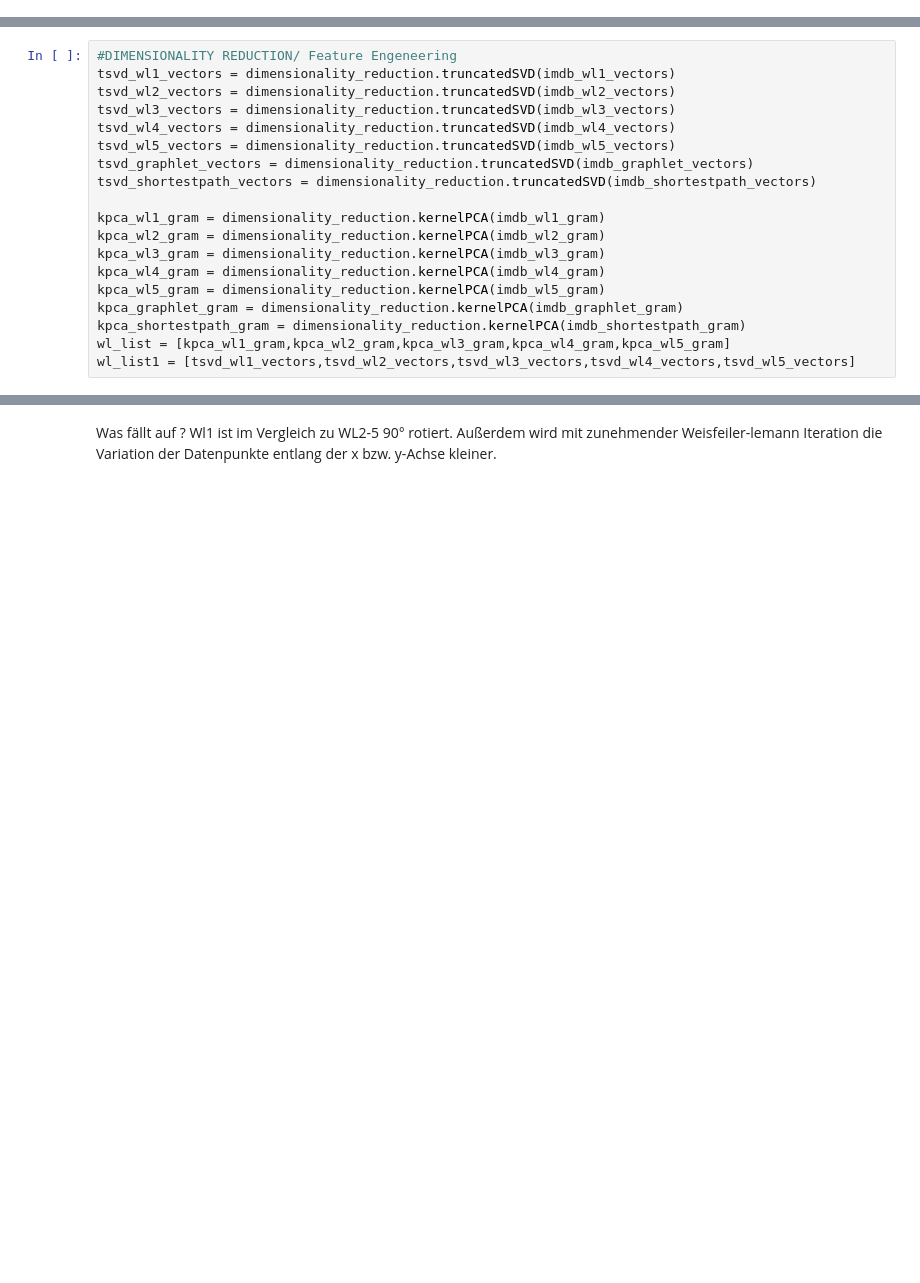
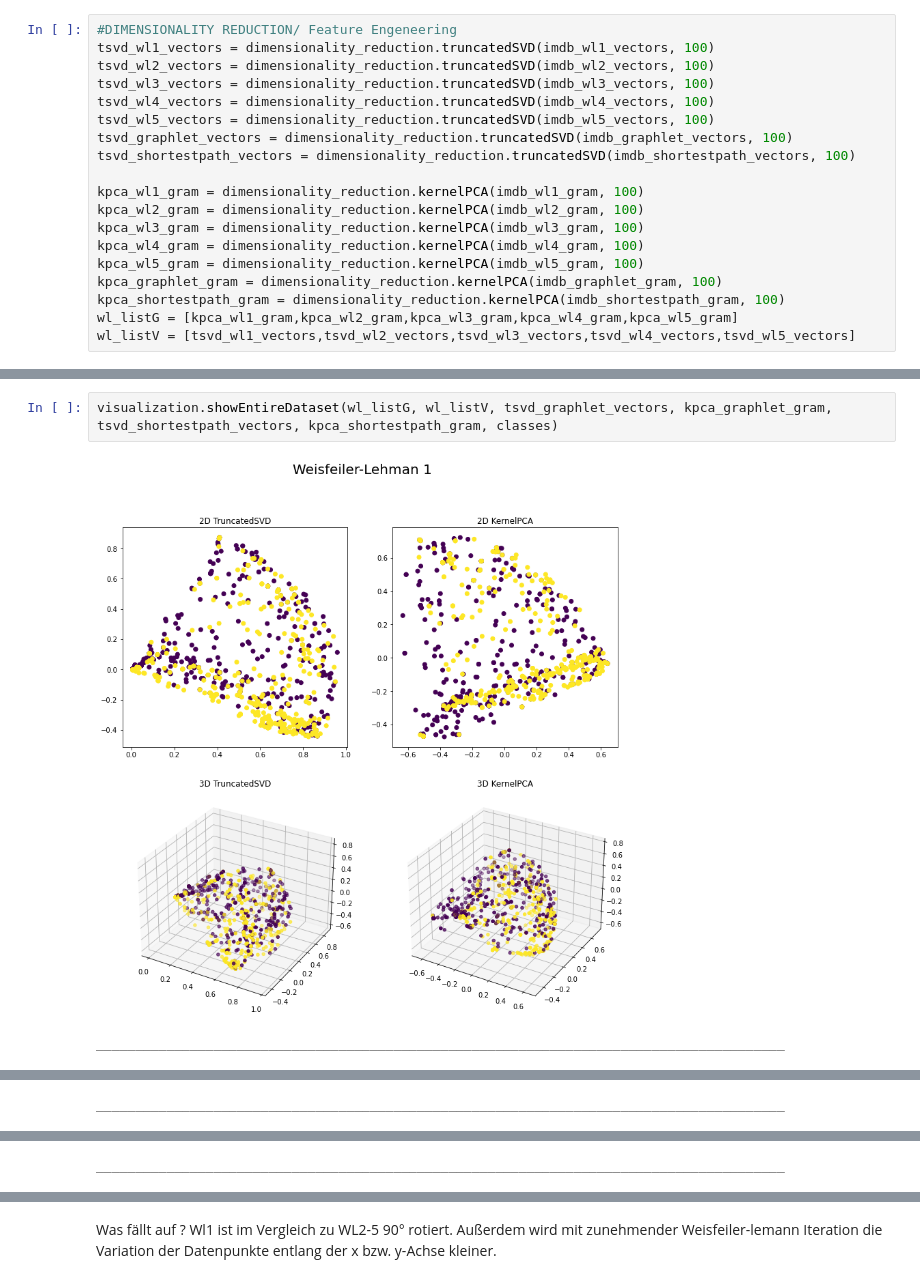
Before and after one commit to Niklas123456789/DM, a Jupyter notebook: tudataset/tud_benchmark/EDA.ipynb, the cells around one changed output, grey strips where cells are left out. Drawn from its saved outputs; the diff is of its cells as text; blank space fills up the shorter version.

```diff
--- a/tudataset/tud_benchmark/EDA.ipynb
+++ b/tudataset/tud_benchmark/EDA.ipynb
@@ -59,0 +40,19 @@ Schreiben Schreiben Schreiben
+# %%
+#DIMENSIONALITY REDUCTION/ Feature Engeneering
+tsvd_wl1_vectors = dimensionality_reduction.truncatedSVD(imdb_wl1_vectors, 100)
+tsvd_wl2_vectors = dimensionality_reduction.truncatedSVD(imdb_wl2_vectors, 100)
+tsvd_wl3_vectors = dimensionality_reduction.truncatedSVD(imdb_wl3_vectors, 100)
+tsvd_wl4_vectors = dimensionality_reduction.truncatedSVD(imdb_wl4_vectors, 100)
+tsvd_wl5_vectors = dimensionality_reduction.truncatedSVD(imdb_wl5_vectors, 100)
+tsvd_graphlet_vectors = dimensionality_reduction.truncatedSVD(imdb_graphlet_vectors, 100)
+tsvd_shortestpath_vectors = dimensionality_reduction.truncatedSVD(imdb_shortestpath_vectors, 100)
+
+kpca_wl1_gram = dimensionality_reduction.kernelPCA(imdb_wl1_gram, 100)
+kpca_wl2_gram = dimensionality_reduction.kernelPCA(imdb_wl2_gram, 100)
+kpca_wl3_gram = dimensionality_reduction.kernelPCA(imdb_wl3_gram, 100)
+kpca_wl4_gram = dimensionality_reduction.kernelPCA(imdb_wl4_gram, 100)
+kpca_wl5_gram = dimensionality_reduction.kernelPCA(imdb_wl5_gram, 100)
+kpca_graphlet_gram = dimensionality_reduction.kernelPCA(imdb_graphlet_gram, 100)
+kpca_shortestpath_gram = dimensionality_reduction.kernelPCA(imdb_shortestpath_gram, 100)
+wl_listG = [kpca_wl1_gram,kpca_wl2_gram,kpca_wl3_gram,kpca_wl4_gram,kpca_wl5_gram]
+wl_listV = [tsvd_wl1_vectors,tsvd_wl2_vectors,tsvd_wl3_vectors,tsvd_wl4_vectors,tsvd_wl5_vectors]
@@ -79,19 +104,0 @@ NameError: name 'imdb_networkx' is not defined
-# %%
-#DIMENSIONALITY REDUCTION/ Feature Engeneering
-tsvd_wl1_vectors = dimensionality_reduction.truncatedSVD(imdb_wl1_vectors)
-tsvd_wl2_vectors = dimensionality_reduction.truncatedSVD(imdb_wl2_vectors)
-tsvd_wl3_vectors = dimensionality_reduction.truncatedSVD(imdb_wl3_vectors)
-tsvd_wl4_vectors = dimensionality_reduction.truncatedSVD(imdb_wl4_vectors)
-tsvd_wl5_vectors = dimensionality_reduction.truncatedSVD(imdb_wl5_vectors)
-tsvd_graphlet_vectors = dimensionality_reduction.truncatedSVD(imdb_graphlet_vectors)
-tsvd_shortestpath_vectors = dimensionality_reduction.truncatedSVD(imdb_shortestpath_vectors)
-
-kpca_wl1_gram = dimensionality_reduction.kernelPCA(imdb_wl1_gram)
-kpca_wl2_gram = dimensionality_reduction.kernelPCA(imdb_wl2_gram)
-kpca_wl3_gram = dimensionality_reduction.kernelPCA(imdb_wl3_gram)
-kpca_wl4_gram = dimensionality_reduction.kernelPCA(imdb_wl4_gram)
-kpca_wl5_gram = dimensionality_reduction.kernelPCA(imdb_wl5_gram)
-kpca_graphlet_gram = dimensionality_reduction.kernelPCA(imdb_graphlet_gram)
-kpca_shortestpath_gram = dimensionality_reduction.kernelPCA(imdb_shortestpath_gram)
-wl_list = [kpca_wl1_gram,kpca_wl2_gram,kpca_wl3_gram,kpca_wl4_gram,kpca_wl5_gram]
-wl_list1 = [tsvd_wl1_vectors,tsvd_wl2_vectors,tsvd_wl3_vectors,tsvd_wl4_vectors,tsvd_wl5_vectors]
@@ -97,0 +126,5 @@ wl_list1 = [tsvd_wl1_vectors,tsvd_wl2_vectors,tsvd_wl3_vectors,tsvd_wl4_vectors,
+# %%
+visualization.showEntireDataset(wl_listG, wl_listV, tsvd_graphlet_vectors, kpca_graphlet_gram, tsvd_shortestpath_vectors, kpca_shortestpath_gram, classes)
+# %% [output]
+[figure, added]
+________________________________________________________________________________________
@@ -97,0 +132 @@ wl_list1 = [tsvd_wl1_vectors,tsvd_wl2_vectors,tsvd_wl3_vectors,tsvd_wl4_vectors,
+________________________________________________________________________________________
@@ -97,0 +134 @@ wl_list1 = [tsvd_wl1_vectors,tsvd_wl2_vectors,tsvd_wl3_vectors,tsvd_wl4_vectors,
+________________________________________________________________________________________
```
Also changed, not shown: parts of 38 cells of this notebook, 5 other files.
